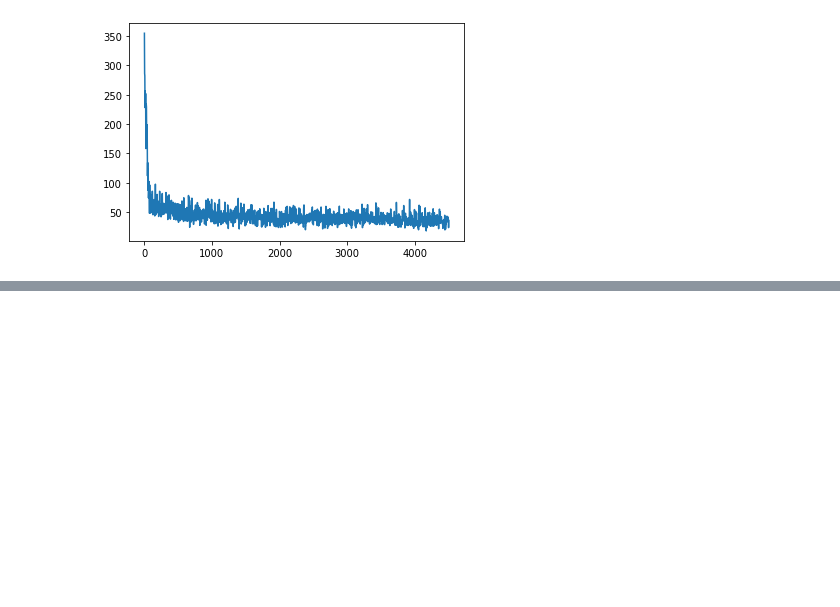
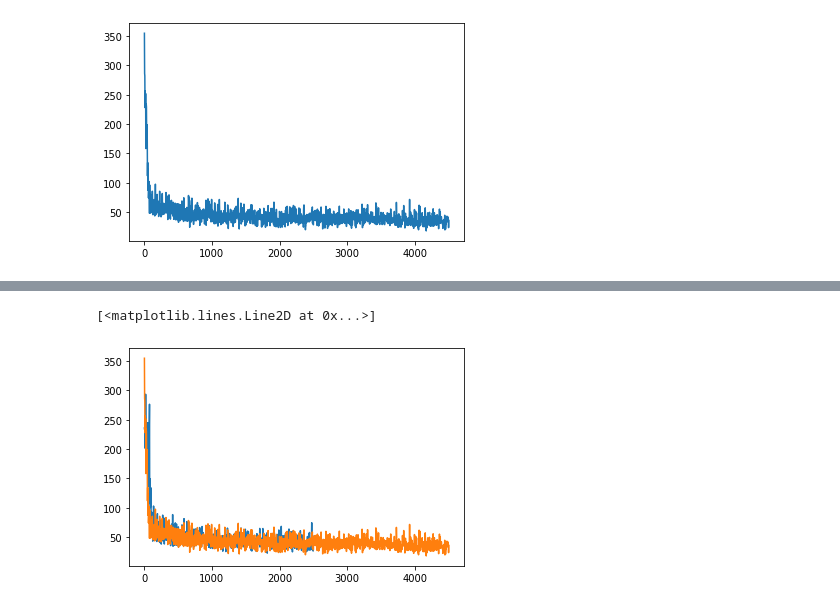
Before and after one commit to camila-ud/ciGAN, a Jupyter notebook: graphs.ipynb, the cells around one changed output, grey strips where cells are left out. Saved outputs shown, nothing was run; the diff lists cells and outputs as text; code cells hidden in the pictures; blank space fills up the shorter version.

```diff
--- a/graphs.ipynb
+++ b/graphs.ipynb
@@ -478,0 +487,6 @@ plt.plot(d_label[0,1,:,0],d_label[0,1,:,1])
+# %%
+plt.plot(d_label[0,1,:,0],d_label[0,1,:,1])
+plt.plot(d_label_[0,1,:,0],d_label_[0,1,:,1])
+# %% [output]
+[<matplotlib.lines.Line2D at 0x...>]
+[figure, added]
```
Also changed, not shown: parts of 4 cells of this notebook.
